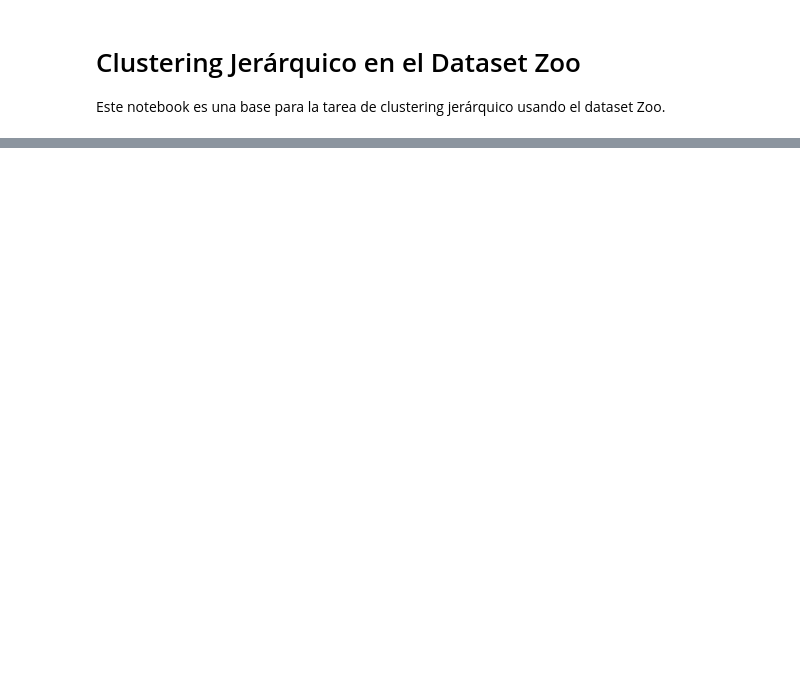
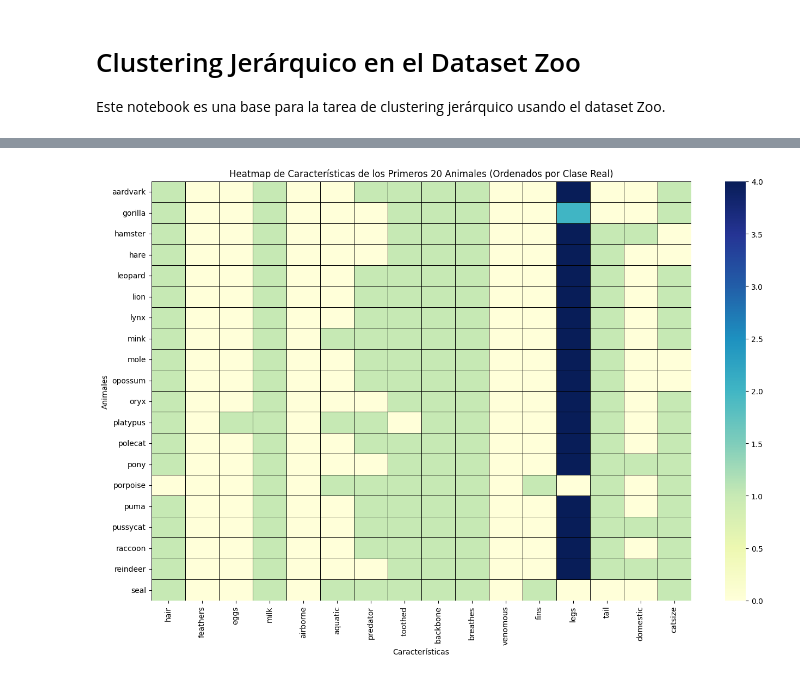
Before and after one commit to lavolamagik/zoo_clustering, a Jupyter notebook: Notebook_Tarea_Zoo_Clustering.ipynb, the cells around one changed output, grey strips where cells are left out. Saved outputs shown, nothing was run; the diff lists cells and outputs as text; code cells hidden in the pictures; blank space fills up the shorter version.

```diff
--- a/Notebook_Tarea_Zoo_Clustering.ipynb
+++ b/Notebook_Tarea_Zoo_Clustering.ipynb
@@ -54,0 +203,83 @@ Escribe tu respuesta aquí.
+# %%
+# Paso 4: Heatmap
+try:
+    df_class = pd.read_csv('class.csv')
+    df_zoo = pd.read_csv('zoo.csv')
+    df_merged = pd.merge(df_zoo, df_class, left_on='class_type', right_on='Class_Number', how='left')
+
+    X = df_merged.drop(columns=[
+        'animal_name', 'class_type', 'Class_Number',
+        'Number_Of_Animal_Species_In_Class', 'Class_Type', 'Animal_Names'
+    ])
+    y = df_merged['class_type']
+
+    print("Datos (X) cargados y listos para Heatmap.")
+
+except FileNotFoundError:
+    print("Error: Asegúrate de que 'class.csv' y 'zoo.csv' estén en la misma carpeta.")
+except NameError:
+    print("Por favor, asegúrate de haber ejecutado los pasos anteriores para cargar y preprocesar los datos.")
+
+
+print("\n--- 1. Heatmap de las características por animal (Primeras 20 filas) ---")
+
+
+df_sorted_by_class = df_merged.sort_values(by='class_type')
+
+
+X_sorted = df_sorted_by_class[X.columns]
+
+plt.figure(figsize=(16, 10))
+sns.heatmap(
+    X_sorted.head(20),
+    cmap="YlGnBu",
+    cbar=True,
+    linewidths=.5,
+    linecolor='black',
+    yticklabels=df_sorted_by_class['animal_name'].head(20),
+    fmt=".0f"
+)
+plt.title('Heatmap de Características de los Primeros 20 Animales (Ordenados por Clase Real)')
+plt.xlabel('Características')
+plt.ylabel('Animales')
+plt.show()
+
+print("\n--- 2. Heatmap de todas las características por animal (todos los 101 animales) ---")
+plt.figure(figsize=(18, 12))
+sns.heatmap(
+    X_sorted,
+    cmap="YlGnBu",
+    cbar=True,
+    linewidths=.1,
+    linecolor='gray',
+    yticklabels=df_sorted_by_class['animal_name'],
+    robust=True
+)
+plt.title('Heatmap de Características de Todos los Animales (Ordenados por Clase Real)')
+plt.xlabel('Características')
+plt.ylabel('Animales')
+plt.yticks(fontsize=8)
+plt.show()
+
+
+print("\n--- 3. Heatmap de la Matriz de Correlación de las Características ---")
+
+correlation_matrix = X.corr()
+
+plt.figure(figsize=(12, 10))
+sns.heatmap(
+    correlation_matrix,
+    annot=True,
+    cmap='coolwarm',
+    fmt=".2f",
+    linewidths=.5,
+    cbar_kws={'label': 'Coeficiente de Correlación'}
+)
+plt.title('Matriz de Correlación de las Características del Zoo')
+plt.show()
+
+print("\nHeatmaps generados exitosamente.")
+print("El primer heatmap muestra la presencia/ausencia de características por animal.")
+print("El segundo heatmap es una versión más densa del anterior, mostrando todos los animales.")
+print("El tercer heatmap muestra las correlaciones entre las características. Los colores más claros indican correlaciones positivas fuertes, los más oscuros negativas fuertes.")
+# %% [output]
@@ -54,0 +289 @@ Escribe tu respuesta aquí.
+[figure, added]
```
Also changed, not shown: parts of 23 cells of this notebook.
